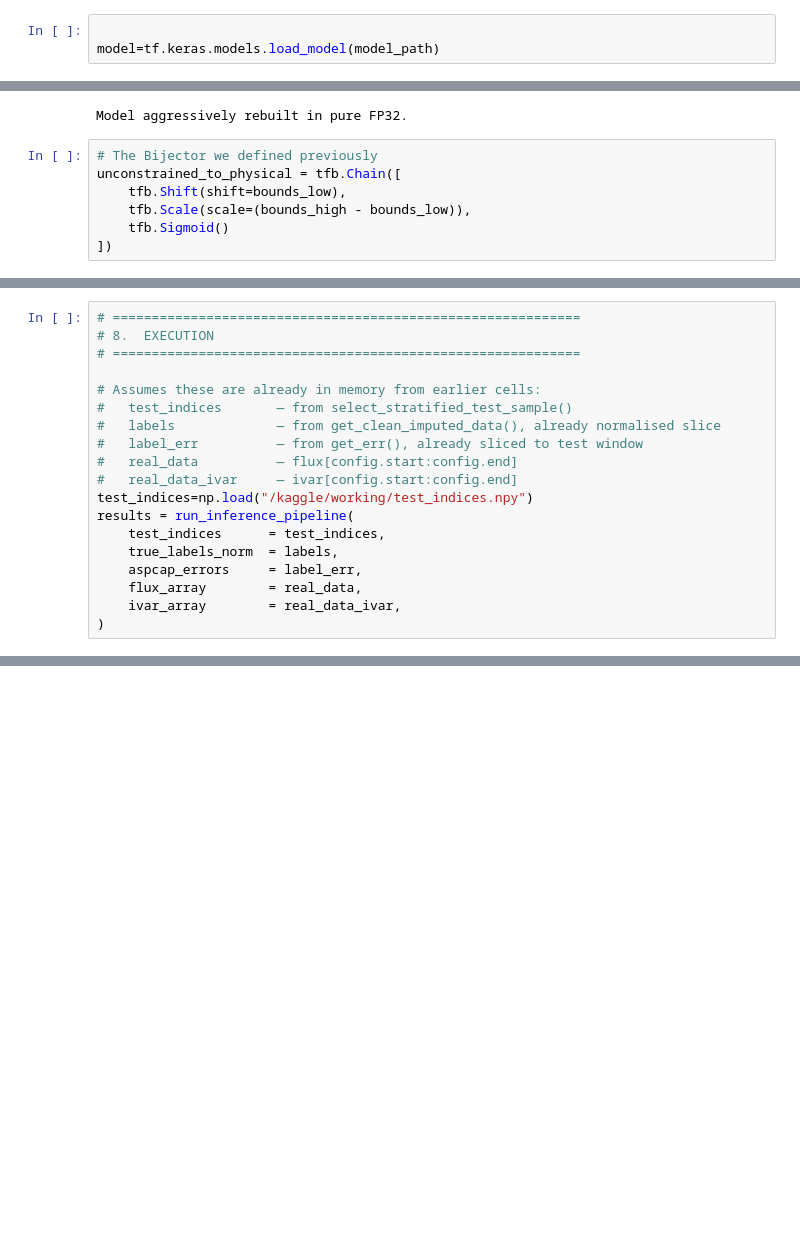
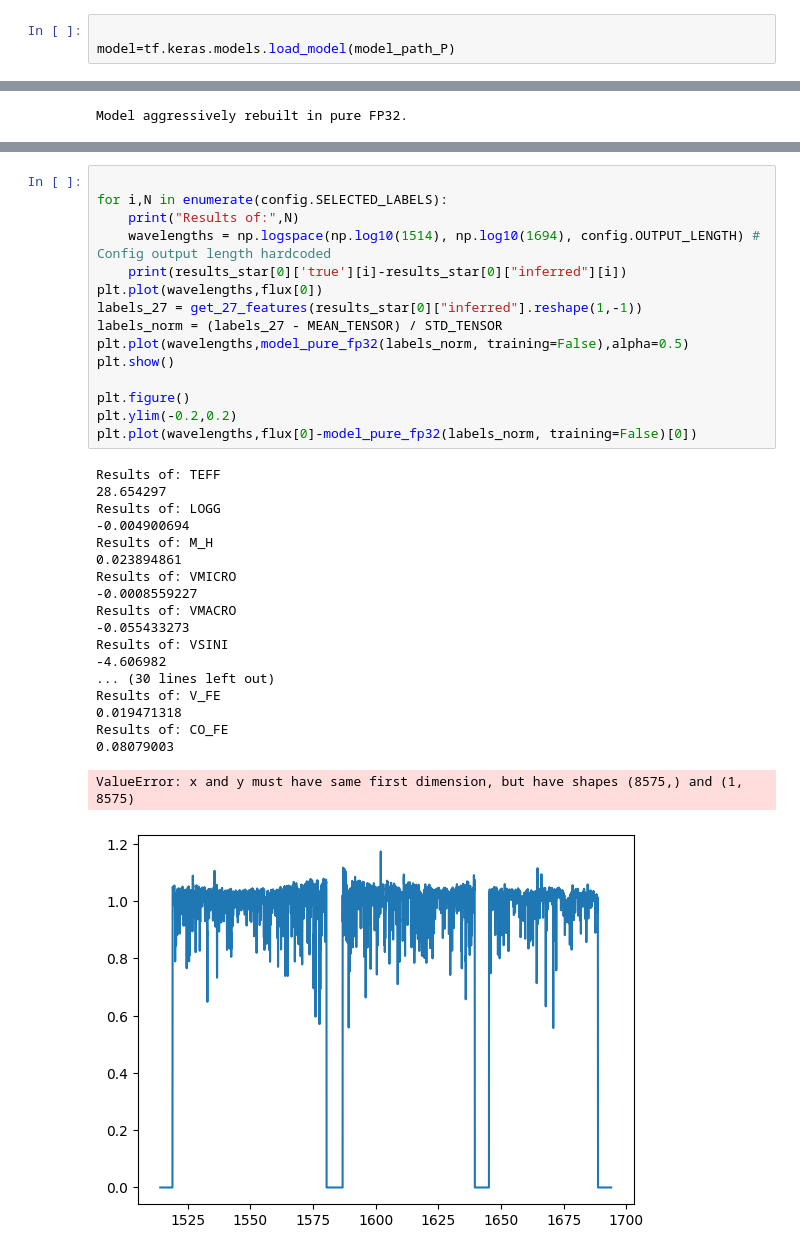
Before and after one commit to Aneeshshastri/PRISM, a Jupyter notebook: backward-model.ipynb, the cells around one changed output, grey strips where cells are left out. Drawn from its saved outputs; the diff is of its cells as text; blank space fills up the shorter version.

Commit message:
Kaggle Notebook | spectrogram-backward | Version 8

```diff
--- a/backward-model.ipynb
+++ b/backward-model.ipynb
@@ -359,4 +408,4 @@ Read data for imputation
 (149966, 27) (27,) (27,)
 # %%
 
-model=tf.keras.models.load_model(model_path)
+model=tf.keras.models.load_model(model_path_P)
@@ -704,13 +753,6 @@ model_pure_fp32.set_weights(model.get_weights())
 print("Model aggressively rebuilt in pure FP32.")
 # %% [output]
 Model aggressively rebuilt in pure FP32.
-# %%
-# The Bijector we defined previously
-unconstrained_to_physical = tfb.Chain([
-    tfb.Shift(shift=bounds_low),
-    tfb.Scale(scale=(bounds_high - bounds_low)),
-    tfb.Sigmoid()
-])
 # %%
 import time
 import os
@@ -1135,19 +803,0 @@ def load_results(path=RESULTS_PATH):
-# %%
-# ============================================================
-# 8.  EXECUTION
-# ============================================================
-
-# Assumes these are already in memory from earlier cells:
-#   test_indices       — from select_stratified_test_sample()
-#   labels             — from get_clean_imputed_data(), already normalised slice
-#   label_err          — from get_err(), already sliced to test window
-#   real_data          — flux[config.start:config.end]
-#   real_data_ivar     — ivar[config.start:config.end]
-test_indices=np.load("/kaggle/working/test_indices.npy")
-results = run_inference_pipeline(
-    test_indices      = test_indices,
-    true_labels_norm  = labels,
-    aspcap_errors     = label_err,
-    flux_array        = real_data,
-    ivar_array        = real_data_ivar,
-)
@@ -1163,0 +867,35 @@ I0000 00:00:1773210041.285610      55 device_compiler.h:188] Compiled cluster us
+# %%
+
+for i,N in enumerate(config.SELECTED_LABELS):
+    print("Results of:",N)
+    wavelengths = np.logspace(np.log10(1514), np.log10(1694), config.OUTPUT_LENGTH) # Config output length hardcoded
+    print(results_star[0]['true'][i]-results_star[0]["inferred"][i])
+plt.plot(wavelengths,flux[0])
+labels_27 = get_27_features(results_star[0]["inferred"].reshape(1,-1))
+labels_norm = (labels_27 - MEAN_TENSOR) / STD_TENSOR
+plt.plot(wavelengths,model_pure_fp32(labels_norm, training=False),alpha=0.5)
+plt.show()
+
+plt.figure()
+plt.ylim(-0.2,0.2)
+plt.plot(wavelengths,flux[0]-model_pure_fp32(labels_norm, training=False)[0])
+# %% [output]
+Results of: TEFF
+28.654297
+Results of: LOGG
+-0.004900694
+Results of: M_H
+0.023894861
+Results of: VMICRO
+-0.0008559227
+Results of: VMACRO
+-0.055433273
+Results of: VSINI
+-4.606982
+... (30 lines left out)
+Results of: V_FE
+0.019471318
+Results of: CO_FE
+0.08079003
+ValueError: x and y must have same first dimension, but have shapes (8575,) and (1, 8575)
+[figure, added]
```
Also changed, not shown: parts of 15 cells of this notebook.
